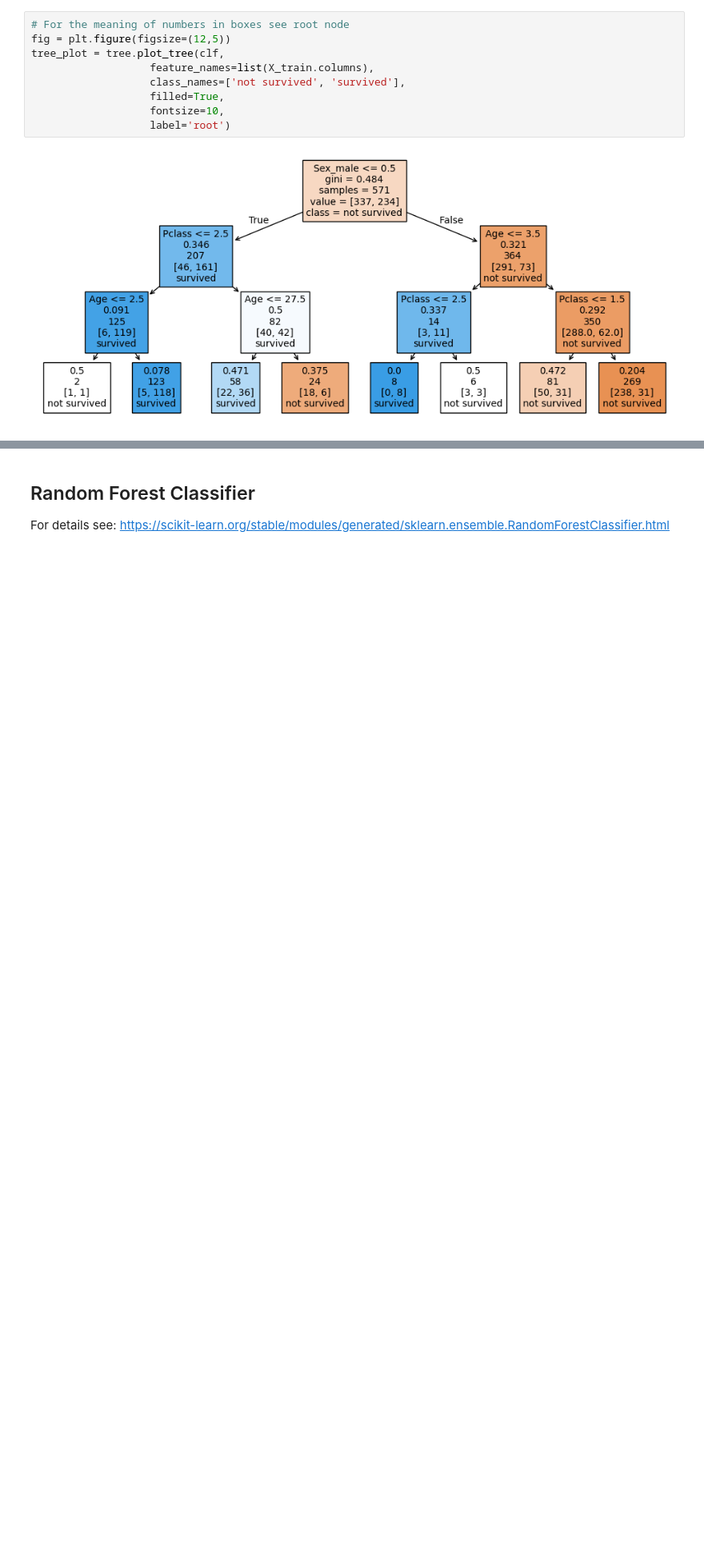
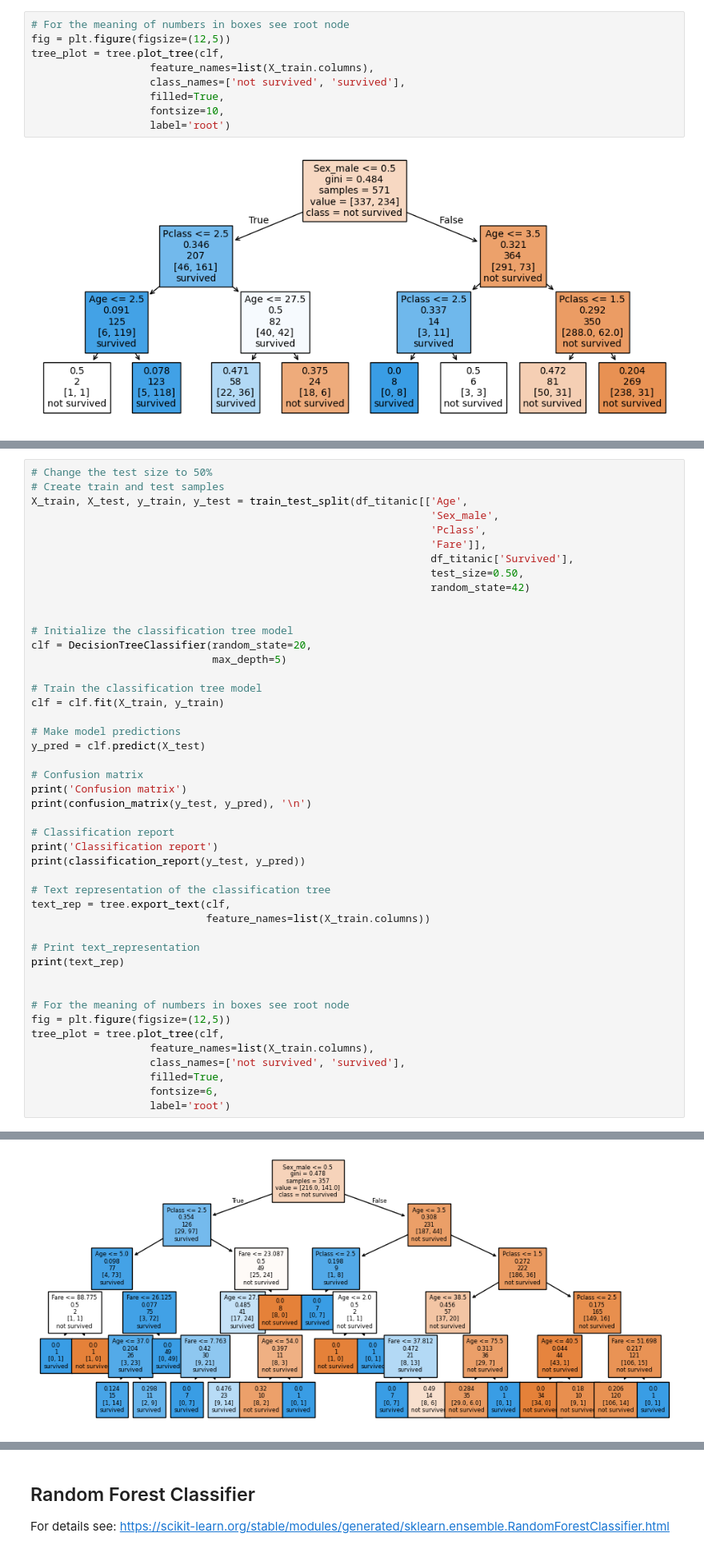
Before and after one commit to YaChiYang17/data_analytics, a Jupyter notebook: Week_09/classification_analysis_titanic.ipynb, the cells around one changed output, grey strips where cells are left out. Shown: that part at 80% size. Saved outputs shown, nothing was run; the diff lists cells and outputs as text; blank space fills up the shorter version.

```diff
--- a/Week_09/classification_analysis_titanic.ipynb
+++ b/Week_09/classification_analysis_titanic.ipynb
@@ -314,0 +330,47 @@ tree_plot = tree.plot_tree(clf,
+# %%
+# Change the test size to 50%
+# Create train and test samples
+X_train, X_test, y_train, y_test = train_test_split(df_titanic[['Age',
+                                                                'Sex_male',
+                                                                'Pclass',
+                                                                'Fare']],
+                                                                df_titanic['Survived'],
+                                                                test_size=0.50,
+                                                                random_state=42)
+
+
+# Initialize the classification tree model
+clf = DecisionTreeClassifier(random_state=20,
+                             max_depth=5)
+
+# Train the classification tree model
+clf = clf.fit(X_train, y_train)
+
+# Make model predictions
+y_pred = clf.predict(X_test)
+
+# Confusion matrix
+print('Confusion matrix')
+print(confusion_matrix(y_test, y_pred), '\n')
+
+# Classification report
+print('Classification report')
+print(classification_report(y_test, y_pred))
+
+# Text representation of the classification tree
+text_rep = tree.export_text(clf,
+                            feature_names=list(X_train.columns))
+
+# Print text_representation
+print(text_rep)
+
+
+# For the meaning of numbers in boxes see root node
+fig = plt.figure(figsize=(12,5))
+tree_plot = tree.plot_tree(clf,
+                   feature_names=list(X_train.columns),
+                   class_names=['not survived', 'survived'],
+                   filled=True,
+                   fontsize=6,
+                   label='root')
+# %% [output]
@@ -314,0 +394 @@ tree_plot = tree.plot_tree(clf,
+[figure, added]
```
Also changed, not shown: parts of 13 cells of this notebook, 1 other file.
